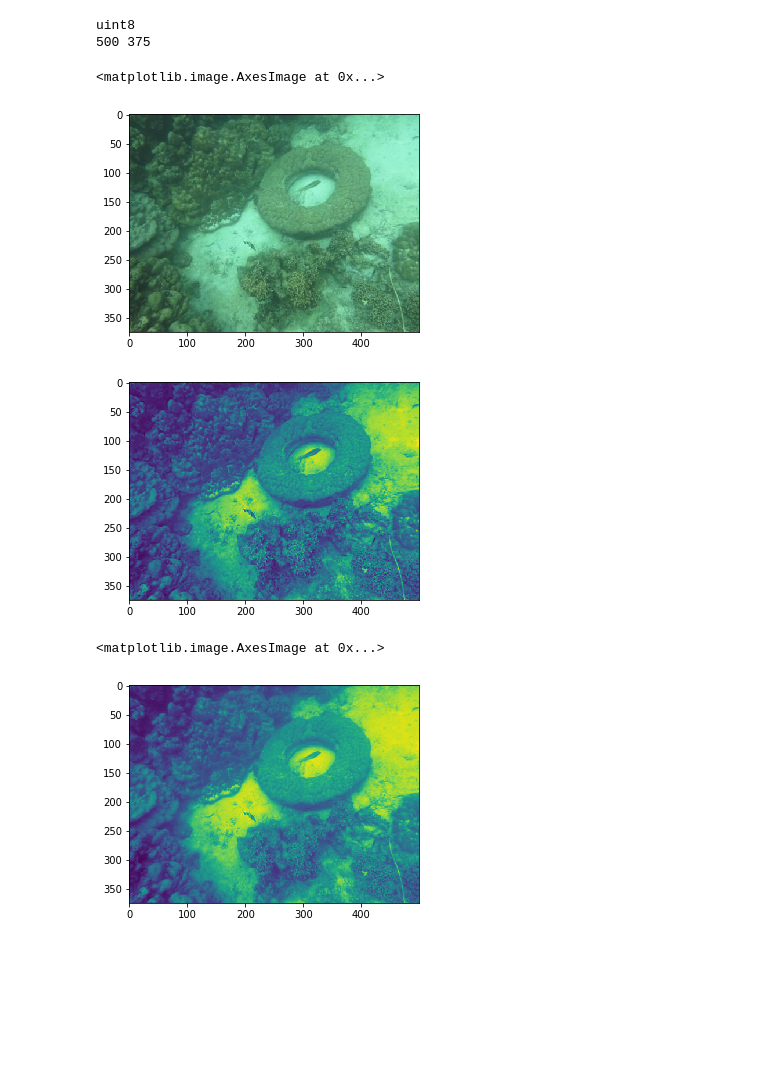
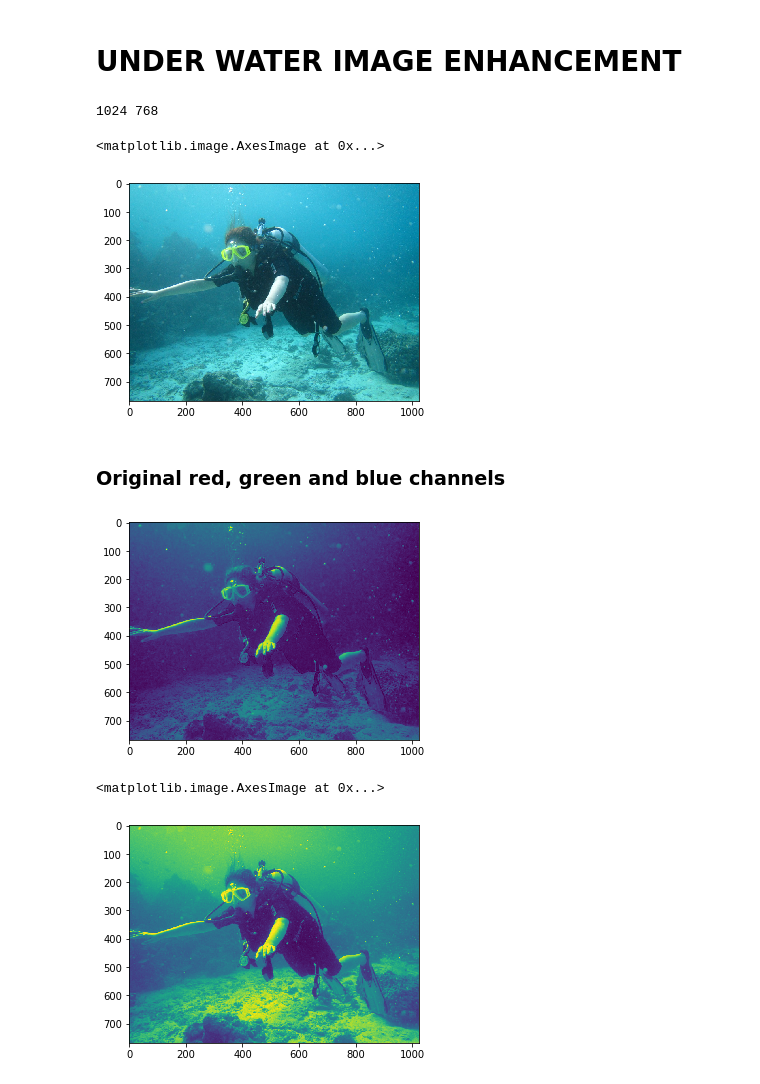
Before and after one commit to anujMT19061/Under_Water_Image_Enhancement, a Jupyter notebook: Under_Water_Image_Enhancement.ipynb, the cells around one changed output. Cells and saved outputs as stored; diff of their text form; code cells hidden in the pictures; blank space fills up the shorter version.

```diff
--- a/Under_Water_Image_Enhancement.ipynb
+++ b/Under_Water_Image_Enhancement.ipynb
@@ -1,3 +1,5 @@
+# %% [markdown]
+# UNDER WATER IMAGE ENHANCEMENT
 # %%
 import numpy as np
 import matplotlib.pyplot as plt
@@ -6,31 +8,30 @@ import math
 import sys
 # %%
 # reading image and its parameters
-origImg = cv2.imread('../Raw/604_img_.png')
+origImg = cv2.imread('../Raw/6_img_.png')
 origImg = cv2.cvtColor(origImg, cv2.COLOR_BGR2RGB)
-
-print(origImg.dtype)
 
 height = origImg.shape[0]
 width = origImg.shape[1]
 print(width,height)
 plt.imshow(origImg)
 # %% [output]
-uint8
-500 375
+1024 768
 <matplotlib.image.AxesImage at 0x...>
-[figure, old version]
+[figure, new version]
+# %% [markdown]
+### Original red, green and blue channels
 # %%
 r,g,b = cv2.split(origImg)
 plt.imshow(r)
 plt.savefig('redOriginal.png',format = "png", dpi = 300)
 # %% [output]
-[figure, old version]
+[figure, new version]
 # %%
 plt.imshow(g)
 # %% [output]
 <matplotlib.image.AxesImage at 0x...>
-[figure, old version]
+[figure, new version]
 # %%
 plt.imshow(b)
 # %% [output]
```
Also changed, not shown: parts of 66 cells of this notebook, 18 other files.
